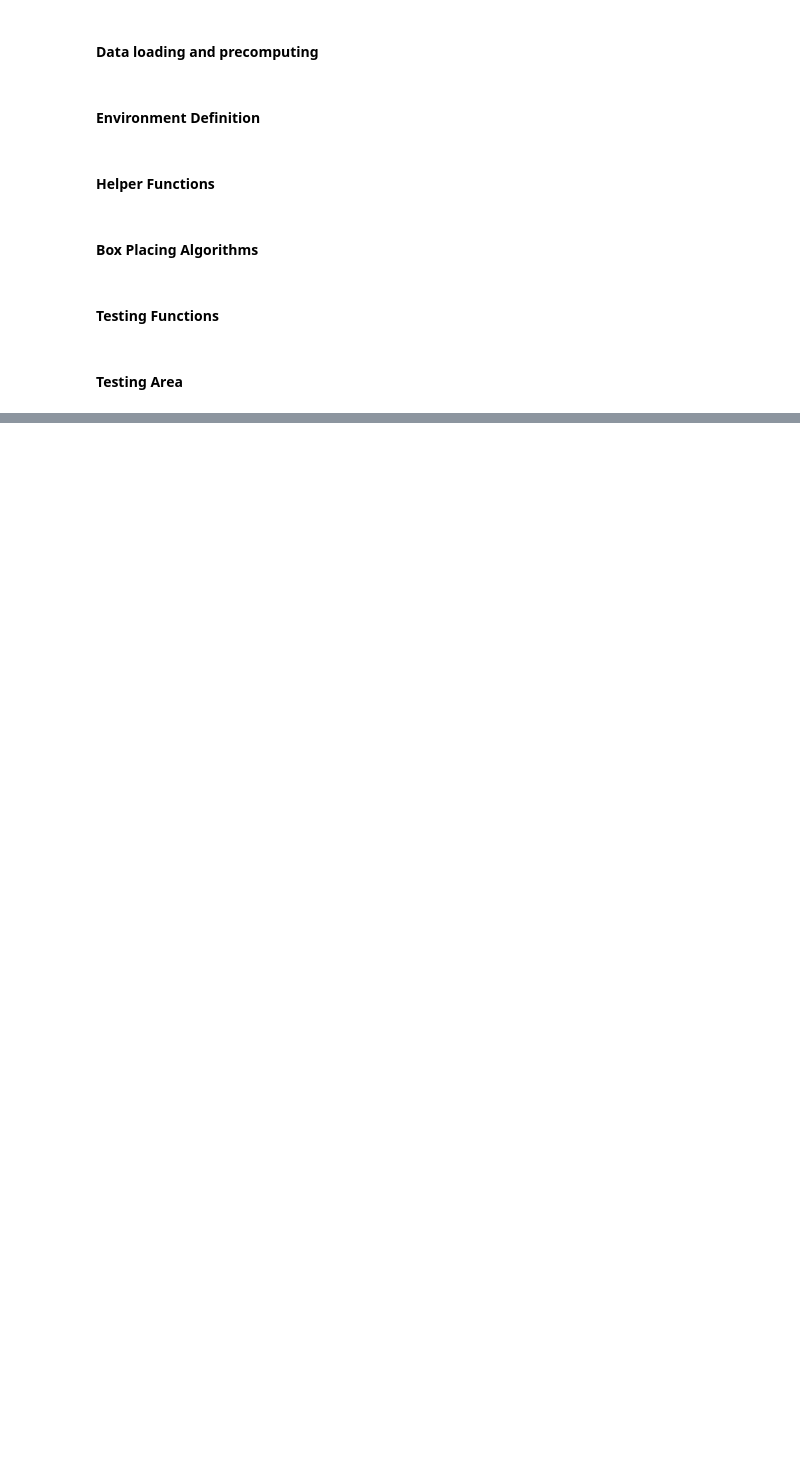
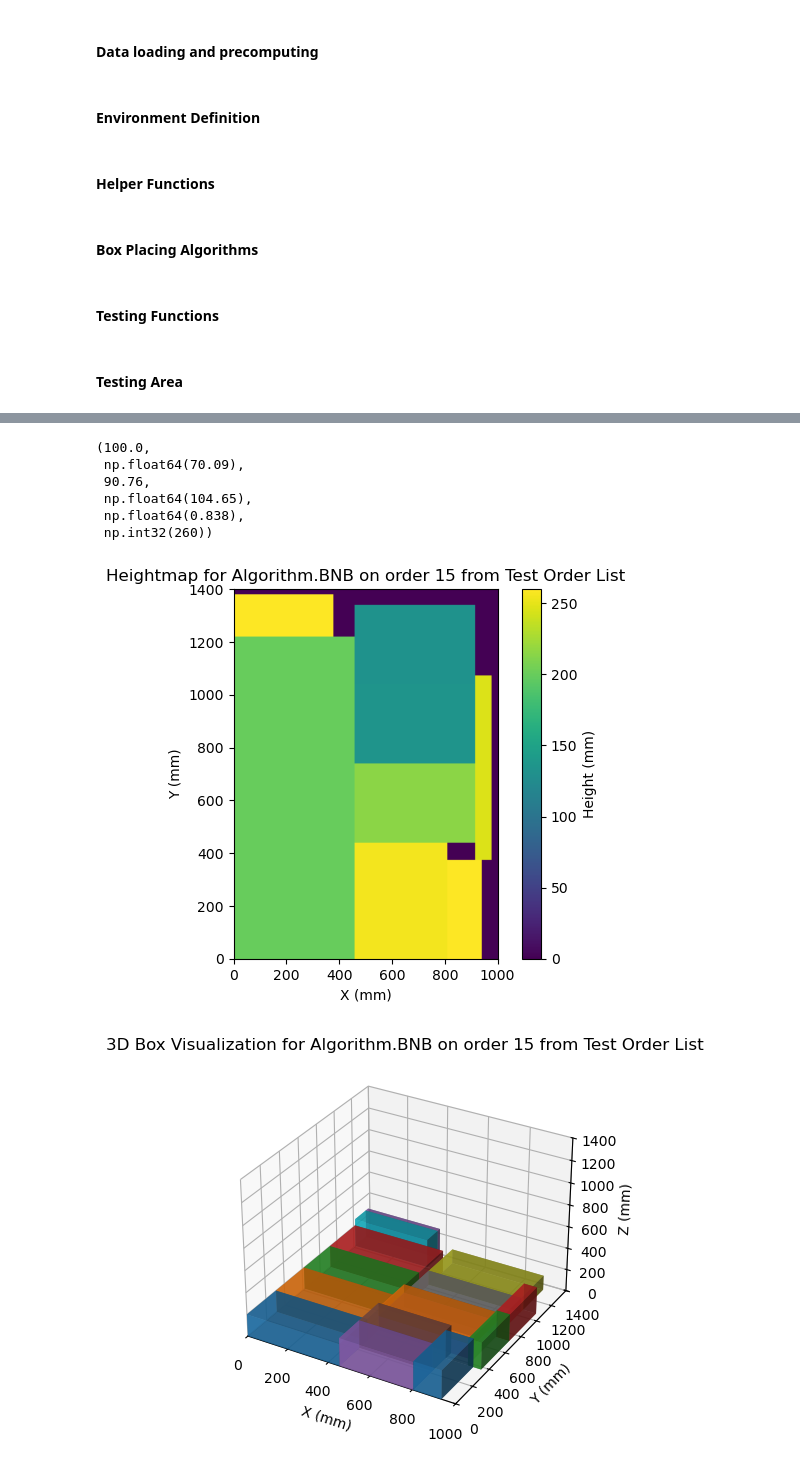
Before and after one commit to xXxCodeSlayerxXx/thesis, a Jupyter notebook: boxoptimizer.ipynb, the cells around one changed output, grey strips where cells are left out. Saved outputs shown, nothing was run; the diff lists cells and outputs as text; code cells hidden in the pictures; blank space fills up the shorter version.

```diff
--- a/boxoptimizer.ipynb
+++ b/boxoptimizer.ipynb
@@ -937,4 +937,5 @@ current_criterion = Criterion.VOLUME
 current_metric = Metric.MAX_Z
 
 testpallet = process_order(current_orderID, algo=current_algo, criterion=current_criterion, order_dict=current_order_dict, metric=current_metric)
-get_pallet_results(testpallet, current_algo, current_orderID, current_order_dict, print_mode=True)
+testpallet.get_pallet_results(current_algo, current_orderID, current_order_dict, print_mode=True)
+# %% [output]
@@ -940,0 +953,8 @@ get_pallet_results(testpallet, current_algo, current_orderID, current_order_dict
+(100.0,
+ np.float64(70.09),
+ 90.76,
+ np.float64(104.65),
+ np.float64(0.838),
+ np.int32(260))
+[figure, added]
+[figure, added]
```
Also changed, not shown: parts of 4 cells of this notebook.
